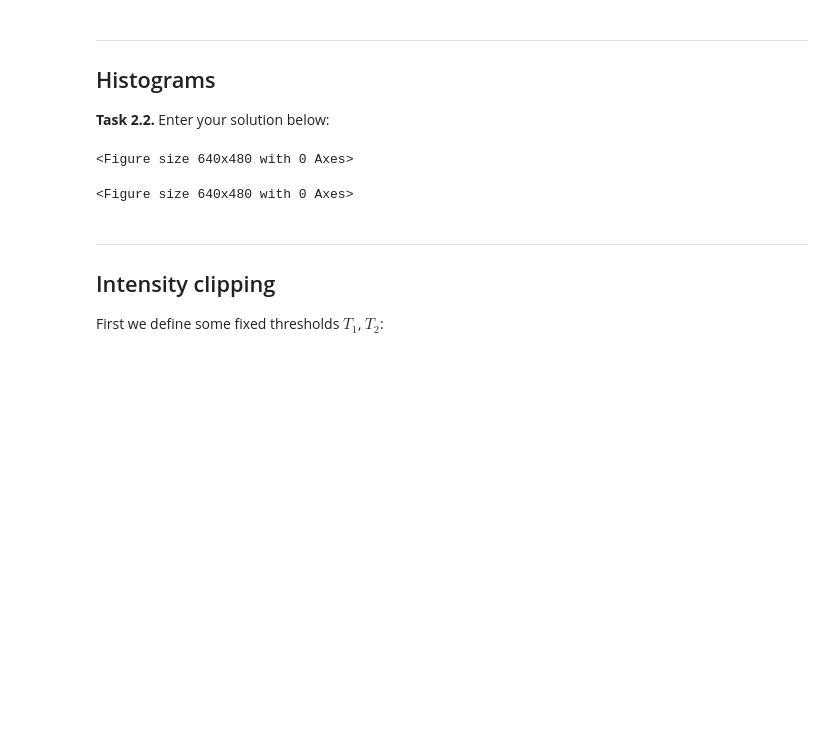
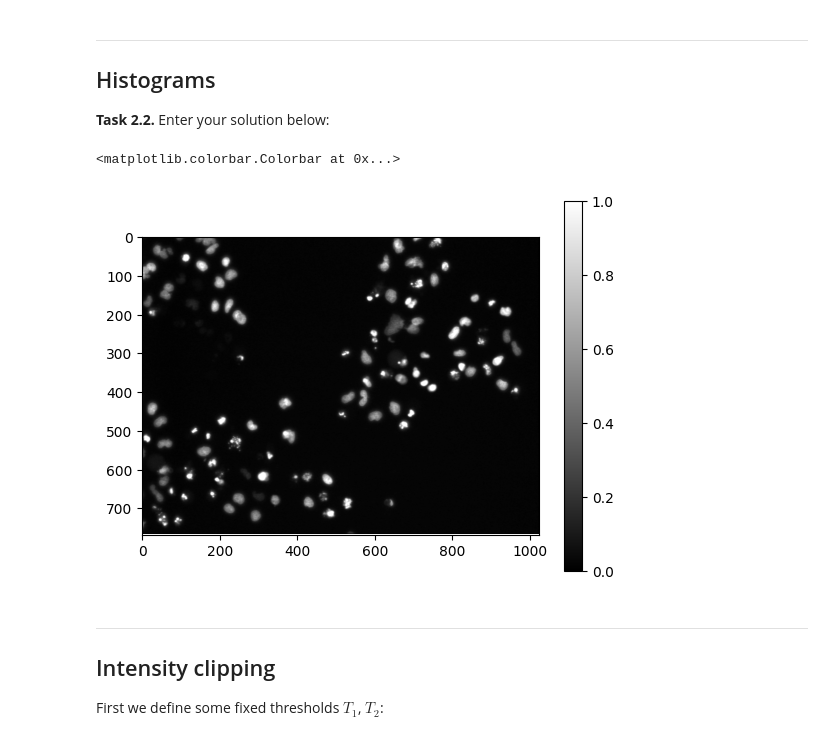
Before and after one commit to acetronomical/mobi-fs3-python, a Jupyter notebook: task2.ipynb, the cells around one changed output. Drawn from its saved outputs; the diff is of its cells as text; code cells hidden in the pictures; blank space fills up the shorter version.

```diff
--- a/task2.ipynb
+++ b/task2.ipynb
@@ -16,11 +16,13 @@ import matplotlib.pyplot as plt
 
 **<a id="#">Task 2.2.</a>** Enter your solution below:
 # %%
-img = plt.imread("data/cells.png")
+img = plt.imread('data/cells.png')
 plt.figure()
+plt.imshow(img, 'gray')
+plt.colorbar()
 # %% [output]
-<Figure size 640x480 with 0 Axes>
+<matplotlib.colorbar.Colorbar at 0x...>
-<Figure size 640x480 with 0 Axes>
+[figure, added]
 # %% [markdown]
 ---
 
```
